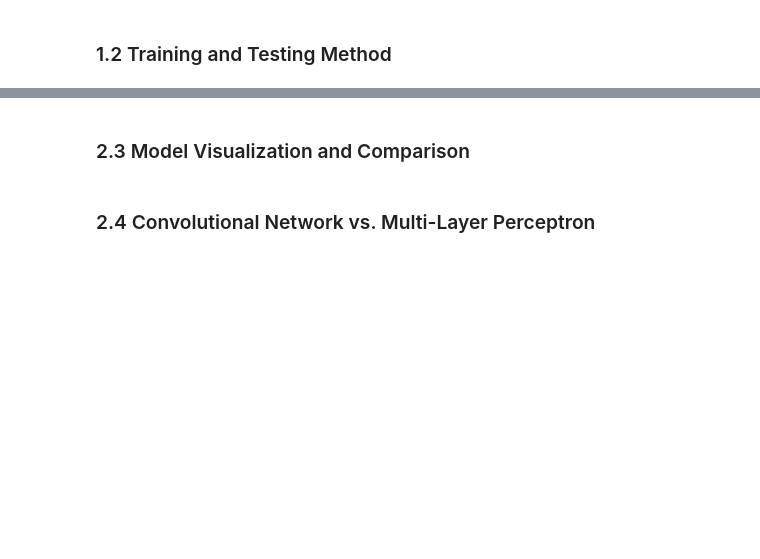
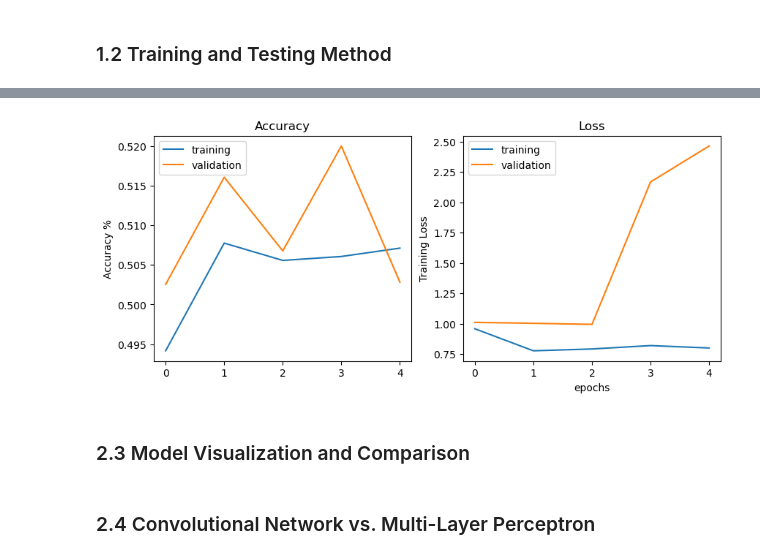
Before and after one commit to Mikecamdo/MachineLearning, a Jupyter notebook: Lab 6/CNNs.ipynb, the cells around one changed output, grey strips where cells are left out. Drawn from its saved outputs; the diff is of its cells as text; code cells hidden in the pictures; blank space fills up the shorter version.

```diff
--- a/Lab 6/CNNs.ipynb
+++ b/Lab 6/CNNs.ipynb
@@ -15,0 +62,12 @@ Link to the dataset: https://www.kaggle.com/datasets/brsdincer/vehicle-detection
+# %%
+from sklearn.model_selection import train_test_split
+import numpy as np
+
+X = [image for image, _ in images_and_labels]
+y = [0 if label == 'vehicle' else 1 for _, label in images_and_labels]
+
+X_train, X_test, y_train, y_test = train_test_split(np.array(X), np.array(y), test_size=0.2)
+
+# normalize pixel values and mean shift
+X_train = X_train/255.0 - 0.5
+X_test = X_test/255.0 - 0.5
@@ -15,0 +78,10 @@ Link to the dataset: https://www.kaggle.com/datasets/brsdincer/vehicle-detection
+# %%
+from tensorflow.keras.models import Sequential
+from tensorflow.keras.layers import Rescaling, RandomFlip, RandomRotation, RandomZoom, RandomBrightness
+
+model_base = Sequential()
+
+model_base.add(RandomFlip("horizontal"))
+model_base.add(RandomRotation(0.2))
+model_base.add(RandomZoom(0.2))
+model_base.add(RandomBrightness(0.2))
@@ -16,3 +153,26 @@ Link to the dataset: https://www.kaggle.com/datasets/brsdincer/vehicle-detection
+# %%
+plt.figure(figsize=(10,4))
+plt.subplot(1,2,1)
+plt.plot(history_1.history['accuracy'], label='training')
+
+plt.ylabel('Accuracy %')
+plt.title('Training')
+plt.plot(history_1.history['val_accuracy'], label='validation')
+plt.title('Accuracy')
+plt.legend()
+
+plt.subplot(1,2,2)
+plt.plot(history_1.history['loss'], label='training')
+plt.ylabel('Training Loss')
+plt.xlabel('epochs')
+
+plt.plot(history_1.history['val_loss'], label='validation')
+plt.xlabel('epochs')
+plt.title('Loss')
+plt.legend()
+plt.show()
+# %% [output]
+[figure, added]
 # %% [markdown]
 ### 2.3 Model Visualization and Comparison
 # %% [markdown]
```
Also changed, not shown: parts of 10 cells of this notebook, 2 other files.
